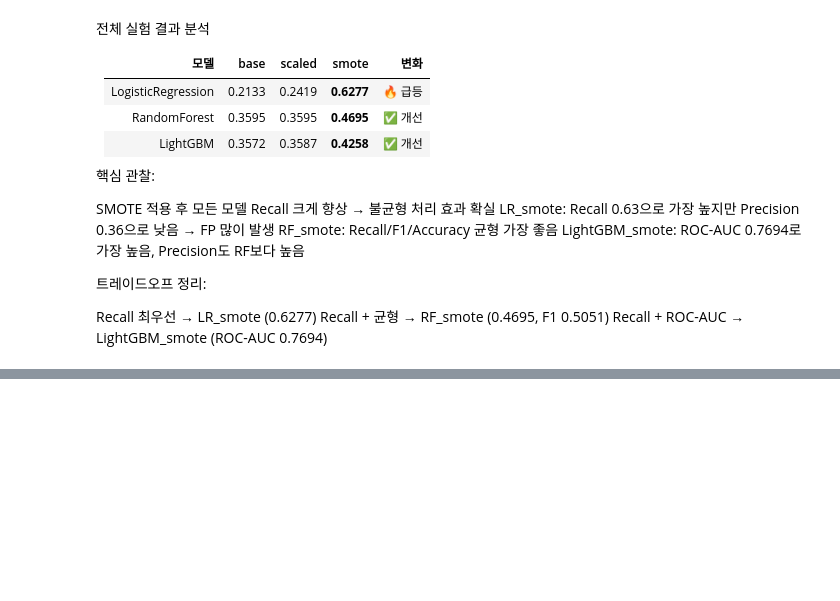
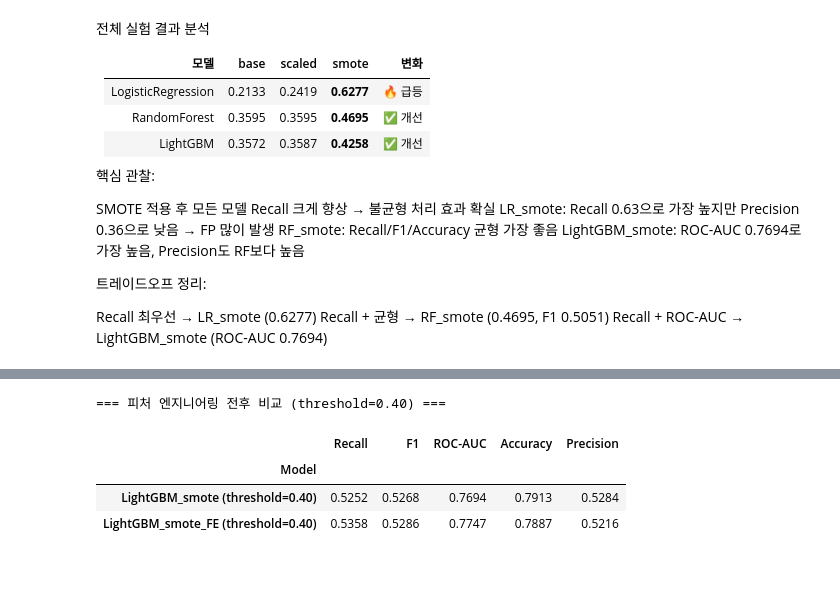
Before and after one commit to jjuuu999/hipython, a Jupyter notebook: ml/11_신용카드_채무불이행_고객예측.ipynb, the cells around one changed output, grey strips where cells are left out. Drawn from its saved outputs; the diff is of its cells as text; code cells hidden in the pictures; blank space fills up the shorter version.

```diff
--- a/ml/11_신용카드_채무불이행_고객예측.ipynb
+++ b/ml/11_신용카드_채무불이행_고객예측.ipynb
@@ -726,0 +957,19 @@ Recall + ROC-AUC → LightGBM_smote (ROC-AUC 0.7694)
+# %%
+# train/test split (피처 엔지니어링 적용 데이터)
+y_fe = card_fe['default']
+X_fe = card_fe.drop('default', axis=1)
+
+X_train_fe, X_test_fe, y_train_fe, y_test_fe = train_test_split(
+    X_fe, y_fe, test_size=0.2, random_state=42, stratify=y_fe
+)
+
+# 스케일링
+scaler_fe = StandardScaler()
+X_train_fe_scaled = scaler_fe.fit_transform(X_train_fe)
+X_test_fe_scaled  = scaler_fe.transform(X_test_fe)
+
+# SMOTE
+X_train_fe_smote, y_train_fe_smote = smote.fit_resample(X_train_fe_scaled, y_train_fe)
+
+print(f"피처 수: {X_fe.shape[1]}개 (원본 23개 → 새 피처 5개 추가)")
+print(f"SMOTE 후 학습 데이터: {X_train_fe_smote.shape}")
@@ -726,0 +979,11 @@ Recall + ROC-AUC → LightGBM_smote (ROC-AUC 0.7694)
+# %%
+# LightGBM + 피처 엔지니어링 + threshold=0.40 평가
+lgbm_fe = LGBMClassifier(n_estimators=100, random_state=42)
+lgbm_fe.fit(X_train_fe_smote, y_train_fe_smote)
+
+y_proba_fe = lgbm_fe.predict_proba(X_test_fe_scaled)[:, 1]
+y_pred_fe  = (y_proba_fe >= 0.40).astype(int)
+
+result_fe = get_clf_eval(y_test_fe, y_pred_fe, y_proba_fe,
+                         model_name='LightGBM_smote_FE (threshold=0.40)')
+results.append(result_fe)
@@ -726,0 +1007,17 @@ Recall + ROC-AUC → LightGBM_smote (ROC-AUC 0.7694)
+# %%
+# 피처 엔지니어링 전후 비교 (threshold=0.40 기준)
+compare_fe = pd.DataFrame([
+    r for r in results
+    if r['Model'] in ['LightGBM_smote (threshold=0.40)', 'LightGBM_smote_FE (threshold=0.40)']
+]).set_index('Model')
+
+print("=== 피처 엔지니어링 전후 비교 (threshold=0.40) ===")
+compare_fe
+# %% [output]
+=== 피처 엔지니어링 전후 비교 (threshold=0.40) ===
+|  | Recall | F1 | ROC-AUC | Accuracy | Precision |
+| Model |  |  |  |  |  |
+| LightGBM_smote (threshold=0.40) | 0.5252 | 0.5268 | 0.7694 | 0.7913 | 0.5284 |
+| LightGBM_smote_FE (threshold=0.40) | 0.5358 | 0.5286 | 0.7747 | 0.7887 | 0.5216 |
+# %% [markdown]
+#
```
Also changed, not shown: parts of 16 cells of this notebook.
